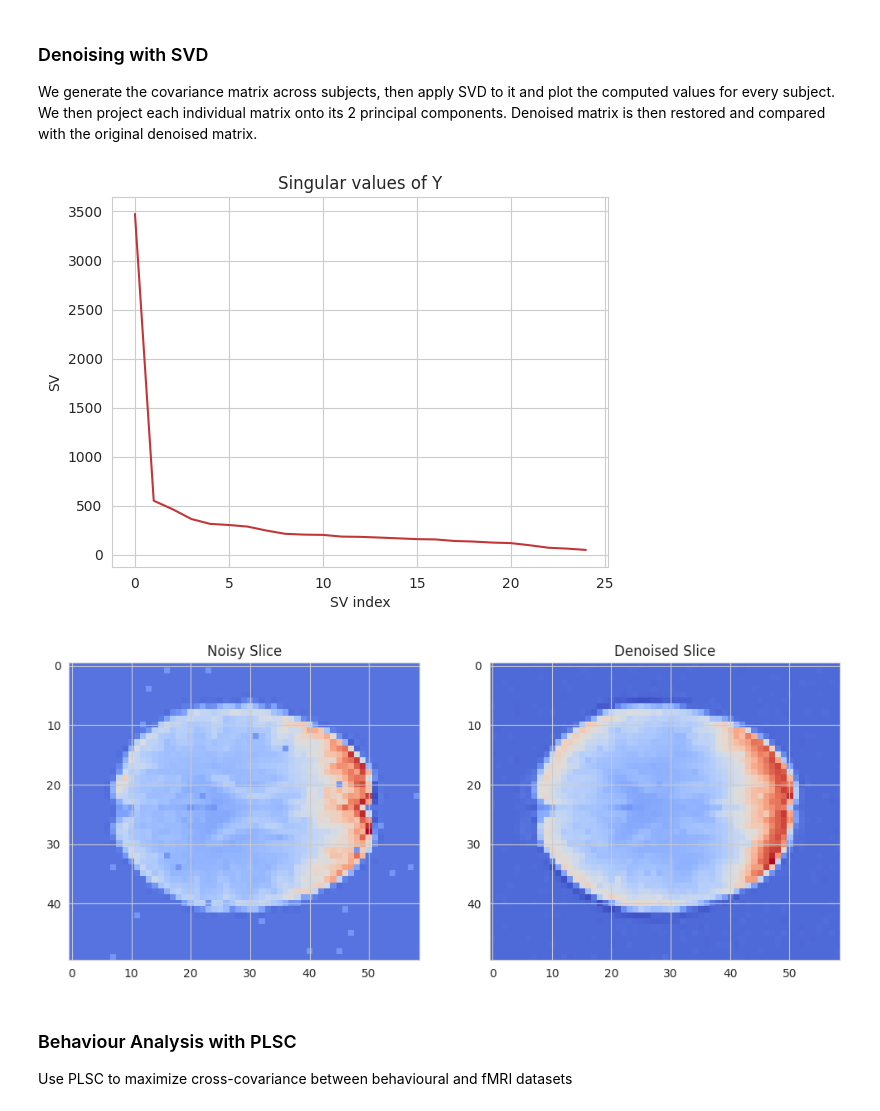
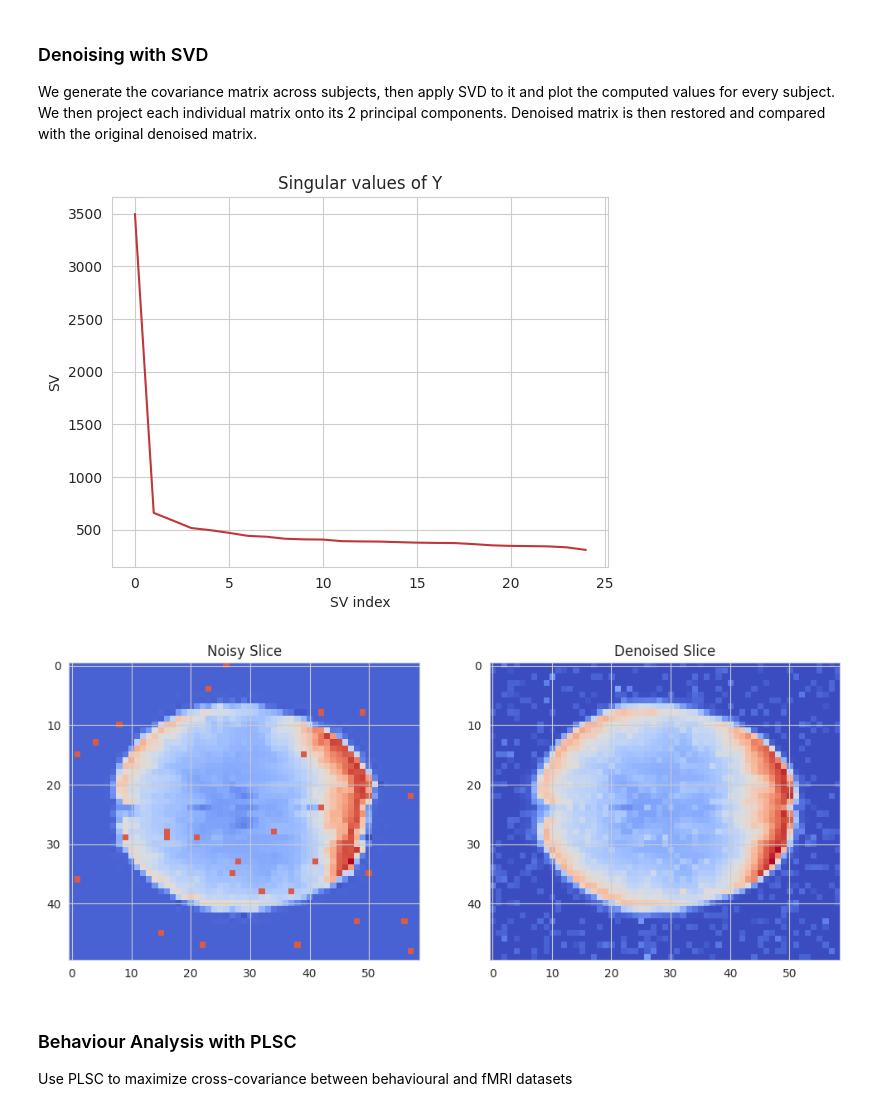
Before and after one commit to ludekcizinsky/fMRI-dimensionality-reduction, a Jupyter notebook: run.ipynb, the cells around one changed output. Drawn from its saved outputs; the diff is of its cells as text; code cells hidden in the pictures.

```diff
--- a/run.ipynb
+++ b/run.ipynb
@@ -153,7 +153,7 @@ print("Matrices loaded.")
 Matrices loaded.
 # %%
 # Add salt (white) noise by randomly setting some pixels of the matrix to 255
-salt_int = 255  # Max pixel value
+salt_int = 4000  # Max pixel value
 salt_p = 0.01  # Probability of adding the noise
 
 # Iterate over pixels and matrices
@@ -205,30 +205,30 @@ plt.title('Singular values of Y')
 plt.grid(True)
 plt.show()
 # %% [output]
-[figure, old version]
+[figure, new version]
 # %%
 # Pick the 2 principal components from SVD
-n_components = 2
+n_components = 1
 princ_comp = U[:,:n_components]
 
 # Project the matrix onto them
 space_vectors = np.dot(princ_comp.T, noisy_arrays.T)
 denoised_arrays = np.dot(princ_comp, space_vectors)
 denoised_matrix = np.reshape(denoised_arrays[subj_i, :], [50,59])
 
 # Visualize it
 plt.figure(figsize=(12, 6))
 plt.subplot(1, 2, 1)
 plt.imshow(noisy_mats[subj_i], cmap='coolwarm')
 plt.title('Noisy Slice')
 
 plt.subplot(1, 2, 2)
 plt.imshow(denoised_matrix, cmap='coolwarm')
 plt.title('Denoised Slice')
 
 plt.show()
 # %% [output]
-[figure, old version]
+[figure, new version]
 # %% [markdown]
 ### Behaviour Analysis with PLSC
 Use PLSC to maximize cross-covariance between behavioural and fMRI datasets
```
Also changed, not shown: parts of 6 cells of this notebook.
